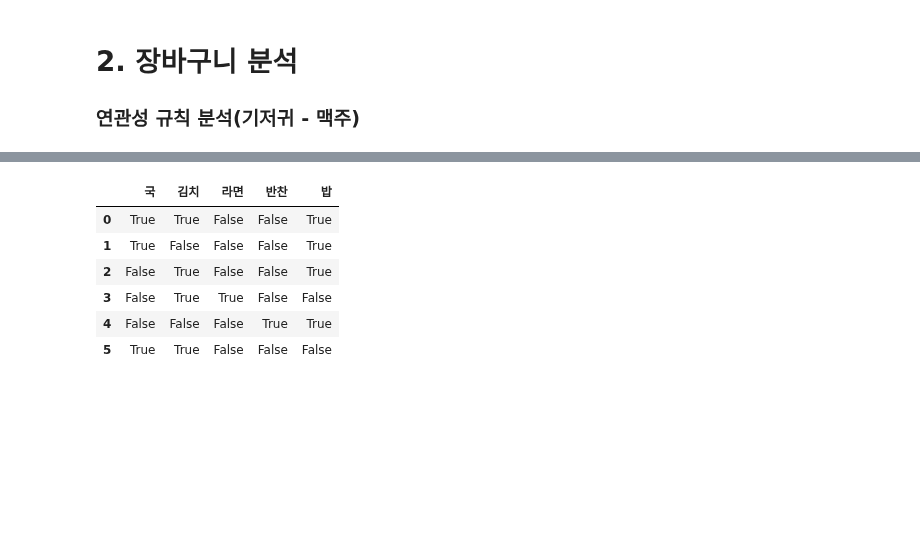
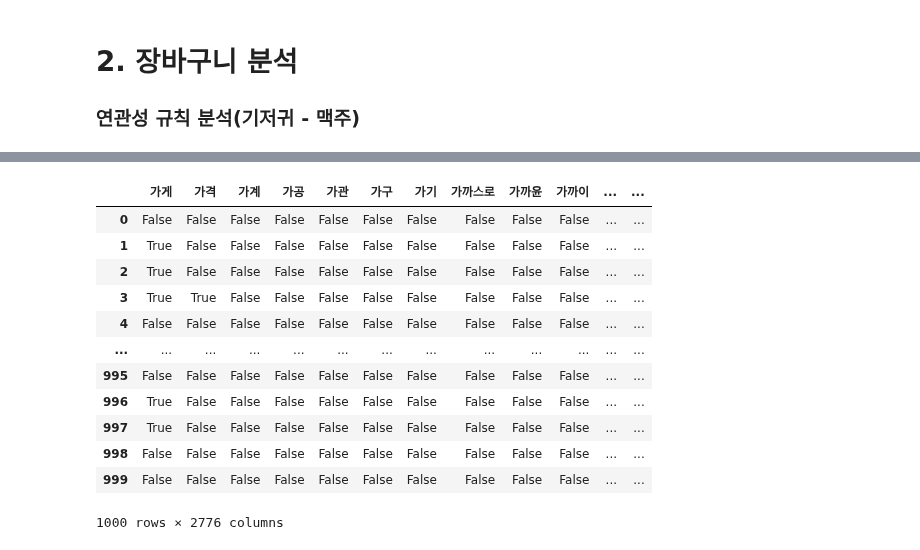
Before and after one commit to walker0625/nlp, a Jupyter notebook: nlp.ipynb, the cells around one changed output, grey strips where cells are left out. Cells and saved outputs as stored; diff of their text form; code cells hidden in the pictures; blank space fills up the shorter version.

```diff
--- a/nlp.ipynb
+++ b/nlp.ipynb
@@ -347,0 +396,3 @@ for each in main_list:
+# %%
+data = pd.read_csv("data/appreply2.csv", index_col=0)
+data.head()
@@ -348,29 +406,51 @@ for each in main_list:
+# %%
+# [[],[],[]] 형태로 담기
+
+main_list = []
+
+for rv in data['text']:
+    sub_list = []
+
+    re_rv = re.sub(r'[^0-9a-zA-Z가-힣\s+-]', '', rv)
+
+    noun_list = okt.nouns(re_rv)
+
+    for word in noun_list:
+        if len(word) > 1:
+            sub_list.append(word)
+
+    main_list.append(sub_list)
 # %%
 from mlxtend.preprocessing import TransactionEncoder
 from mlxtend.frequent_patterns import apriori, association_rules
 
-main_list = [
-    ["밥", "국", "김치"],
-    ["밥", "국"],
-    ["밥", "김치"],
-    ["라면", "김치"],
-    ["밥", "반찬"],
-    ["국", "김치"]
-]
-
-# 각 문장별로 해당하는 단어가 있는지 체크(T/F)
-
+# 분석 가능한 형태로 단어 목록 변환(T/F)
 te = TransactionEncoder()
-te_ary = te.fit(main_list).transform(main_list)
-df = pd.DataFrame(te_ary, columns=te.columns_)
+te_arr = te.fit(main_list).transform(main_list)
+df = pd.DataFrame(te_arr, columns=te.columns_)
 
 df
+
+# main_list = [
+#     ["밥", "국", "김치"],
+#     ["밥", "국"],
+#     ["밥", "김치"],
+#     ["라면", "김치"],
+#     ["밥", "반찬"],
+#     ["국", "김치"]
+# ]
 # %% [output]
-|  | 국 | 김치 | 라면 | 반찬 | 밥 |
-| 0 | True | True | False | False | True |
-| 1 | True | False | False | False | True |
-| 2 | False | True | False | False | True |
-| 3 | False | True | True | False | False |
-| 4 | False | False | False | True | True |
-| 5 | True | True | False | False | False |
+|  | 가게 | 가격 | 가계 | 가공 | 가관 | 가구 | 가기 | 가까스로 | 가까윤 | 가까이 | ... | ... |
+| 0 | False | False | False | False | False | False | False | False | False | False | ... | ... |
+| 1 | True | False | False | False | False | False | False | False | False | False | ... | ... |
+| 2 | True | False | False | False | False | False | False | False | False | False | ... | ... |
+| 3 | True | True | False | False | False | False | False | False | False | False | ... | ... |
+| 4 | False | False | False | False | False | False | False | False | False | False | ... | ... |
+| ... | ... | ... | ... | ... | ... | ... | ... | ... | ... | ... | ... | ... |
+| 995 | False | False | False | False | False | False | False | False | False | False | ... | ... |
+| 996 | True | False | False | False | False | False | False | False | False | False | ... | ... |
+| 997 | True | False | False | False | False | False | False | False | False | False | ... | ... |
+| 998 | False | False | False | False | False | False | False | False | False | False | ... | ... |
+| 999 | False | False | False | False | False | False | False | False | False | False | ... | ... |
+1000 rows × 2776 columns
 # %%
```
Also changed, not shown: parts of 48 cells of this notebook, 5 other files.
